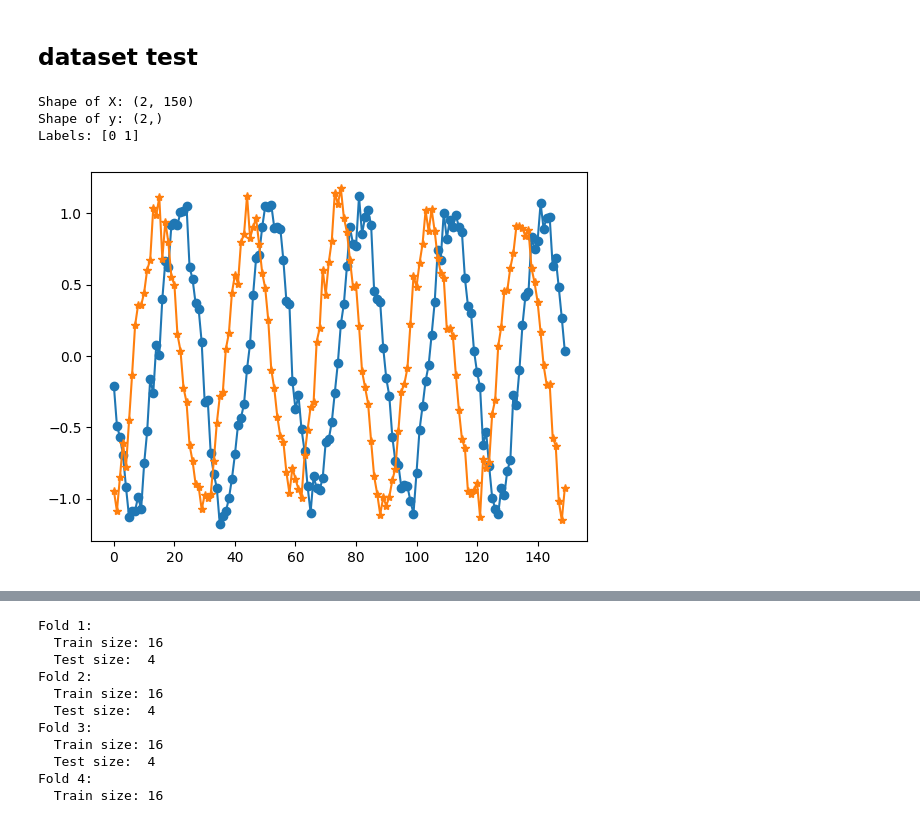
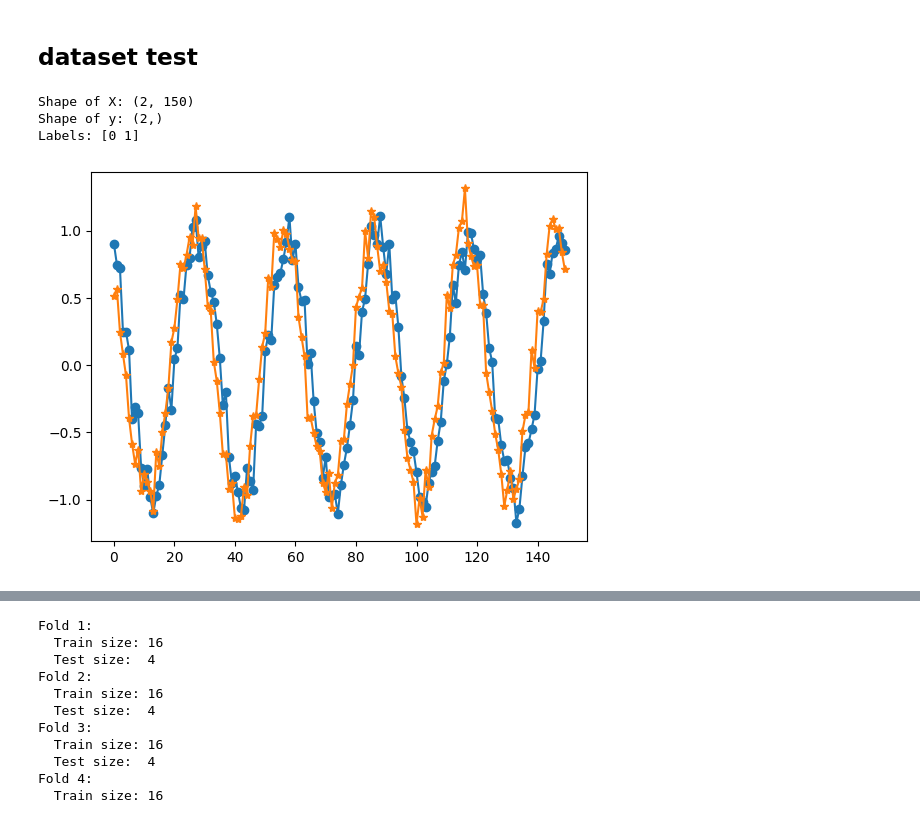
Before and after one commit to consuelorojas/TestCatch22, a Jupyter notebook: notebooks/test_generator.ipynb, the cells around one changed output, grey strips where cells are left out. Saved outputs shown, nothing was run; the diff lists cells and outputs as text; code cells hidden in the pictures.

```diff
--- a/notebooks/test_generator.ipynb
+++ b/notebooks/test_generator.ipynb
@@ -13,29 +13,29 @@ sys.path.append(os.path.abspath("../data"))
 # %%
 from dataset import create_labeled_dataset, get_kfold_splits
 
 
 # Signal configuration: use sine signals with different freqs
 class_configs = [
-    (0, 'sine', {'n_points': 300, 'n_periods': 5, 'args': [5, 0, 0.1]}),
-    (1, 'sine', {'n_points': 300, 'n_periods': 5, 'args': [5.1, 0, 0.1]}),
+    (0, 'sine', {'args': [5, 0.1, 300, 5]}),
+    (1, 'sine', {'args': [5.1, 0.1, 300, 5]}),
 ]
 
 # Generate data
 n_samples_per_class = 1
-X, y = create_labeled_dataset(class_configs, n_samples_per_class, return_time=False, subsample_step=10, transient=0)
+X, y = create_labeled_dataset(class_configs, n_samples_per_class, subsample_step=10, transient=0)
 
 print(f"Shape of X: {X.shape}")
 print(f"Shape of y: {y.shape}")
 print("Labels:", np.unique(y))
 
 plt.plot(X[0], 'o-')
 plt.plot(X[1], '*-')
 plt.show()
 # %% [output]
 Shape of X: (2, 150)
 Shape of y: (2,)
 Labels: [0 1]
-[figure, old version]
+[figure, new version]
 # %%
 fhn_args = [0.8, 0.7, 0.08, 0.5, 0.02]  # [b0, b1, epsilon, I, noise_strength]
 fhn_kwargs = {
```
Also changed, not shown: parts of 14 cells of this notebook, 3 other files.
